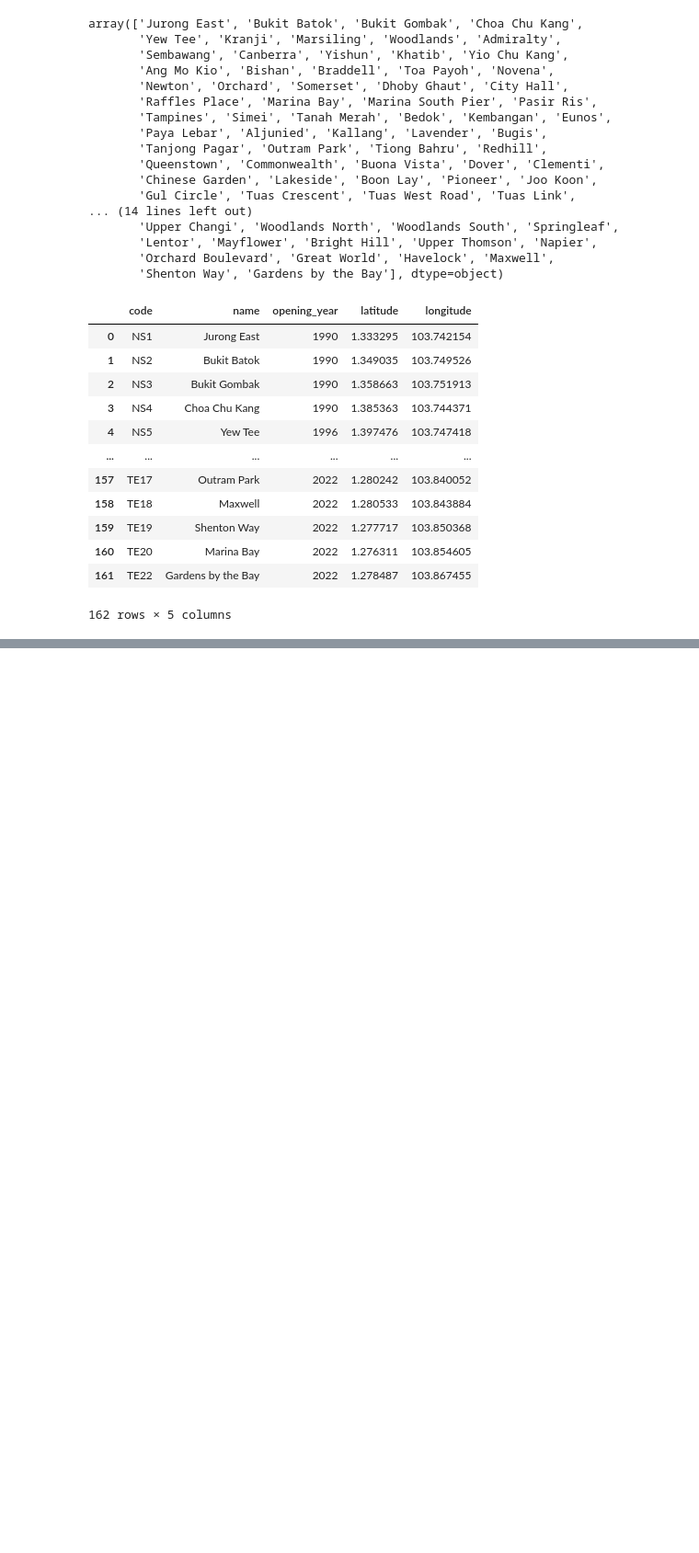
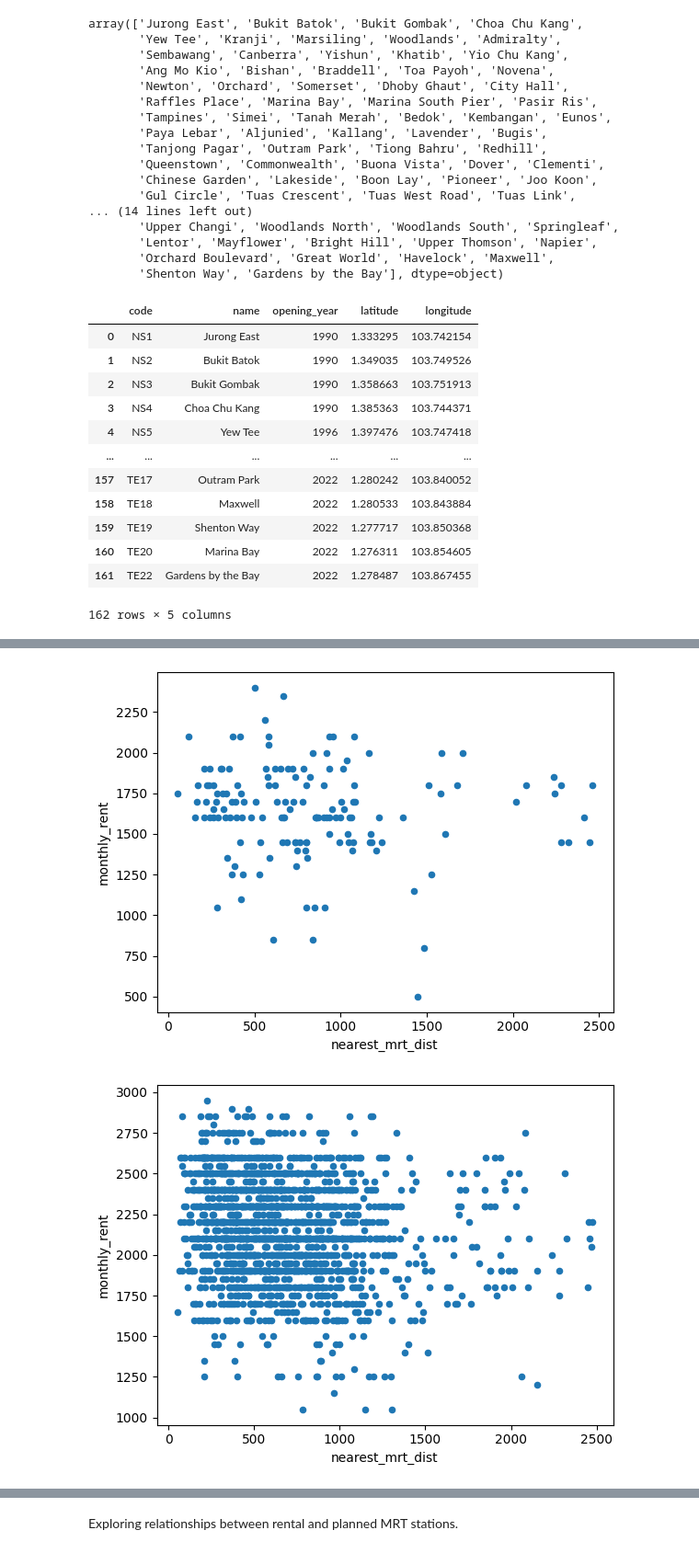
Before and after one commit to cs5228-group-1/cs5228-final-project, a Jupyter notebook: eda_sc.ipynb, the cells around one changed output, grey strips where cells are left out. Shown at 92% size. Drawn from its saved outputs; the diff is of its cells as text; code cells hidden in the pictures; blank space fills up the shorter version.

```diff
--- a/eda_sc.ipynb
+++ b/eda_sc.ipynb
@@ -298,0 +359,8 @@ existing_mrt_df.drop_duplicates()
+# %%
+# train_df[train_df["flat_type"]=="2 room"]["monthly_rent"].idxmax()
+# train_df.iloc[23082]
+max_list = []
+for ft in flat_types:
+    max_list.append(train_df.iloc[train_df[train_df["flat_type"]==ft]["monthly_rent"].idxmax()])
+max_df = pd.DataFrame(max_list)
+max_df.reset_index()[["flat_type", "nearest_mrt_dist", "monthly_rent"]]
@@ -298,0 +374,6 @@ existing_mrt_df.drop_duplicates()
+# %%
+year2021 = train_df[train_df["rent_approval_date"]<datetime(2022, 1, 1)]
+by_flattype_2021 = year2021[["flat_type", "nearest_mrt_dist", "monthly_rent"]].groupby(["flat_type"])
+by_flattype_2021 = by_flattype_2021.apply(lambda x: x.sort_values(["nearest_mrt_dist"]))
+# by_flattype_2021 = by_flattype_2021[["nearest_mrt_dist","monthly_rent"]].reset_index()[["flat_type", "nearest_mrt_dist", "monthly_rent"]]
+by_flattype_2021
@@ -298,0 +395,9 @@ existing_mrt_df.drop_duplicates()
+# %%
+flat_types = by_flattype_2021["flat_type"].unique()
+# %%
+for ft in flat_types:
+    flat_mrt_rent_df = by_flattype_2021[by_flattype_2021["flat_type"]==ft]
+    flat_mrt_rent_df.plot.scatter(x="nearest_mrt_dist", y="monthly_rent")
+# %% [output]
+[figure, added]
+[figure, added]
@@ -298,0 +407,2 @@ existing_mrt_df.drop_duplicates()
+# %% [markdown]
+Exploring relationships between rental and planned MRT stations.
```
Also changed, not shown: parts of 26 cells of this notebook.
